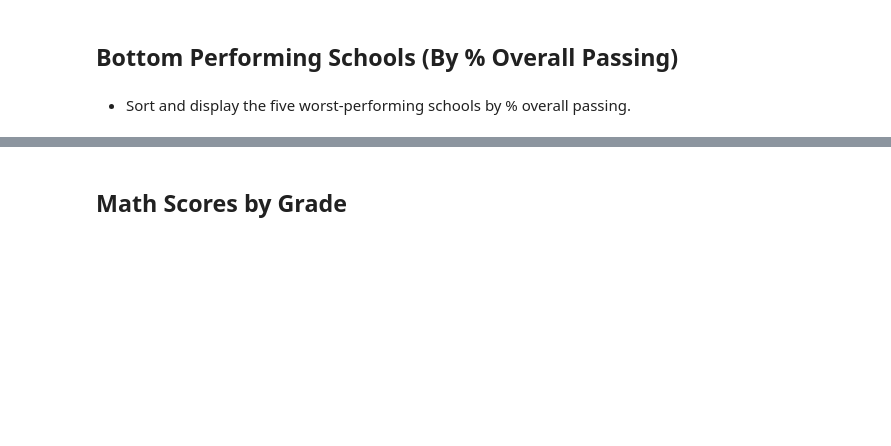
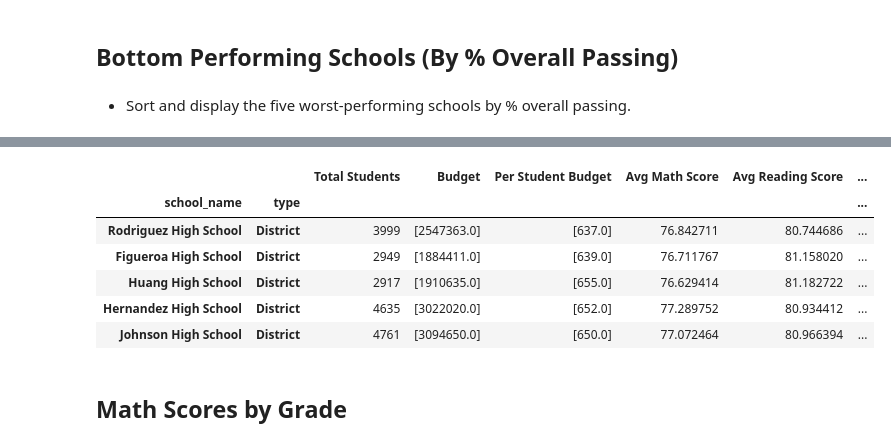
Before and after one commit to thomasipe/pandas-challenge, a Jupyter notebook: PyCitySchools/PyCitySchools_starter.ipynb, the cells around one changed output, grey strips where cells are left out. Saved outputs shown, nothing was run; the diff lists cells and outputs as text; code cells hidden in the pictures; blank space fills up the shorter version.

```diff
--- a/PyCitySchools/PyCitySchools_starter.ipynb
+++ b/PyCitySchools/PyCitySchools_starter.ipynb
@@ -185,3 +188,14 @@ dtype: object
+# %%
+low5_schools_df = ssf_df.sort_values("% Overall Passing")
+low5_schools_df.head()
+# %% [output]
+|  |  | Total Students | Budget | Per Student Budget | Avg Math Score | Avg Reading Score | ... |
+| school_name | type |  |  |  |  |  | ... |
+| Rodriguez High School | District | 3999 | [2547363.0] | [637.0] | 76.842711 | 80.744686 | ... |
+| Figueroa High School | District | 2949 | [1884411.0] | [639.0] | 76.711767 | 81.158020 | ... |
+| Huang High School | District | 2917 | [1910635.0] | [655.0] | 76.629414 | 81.182722 | ... |
+| Hernandez High School | District | 4635 | [3022020.0] | [652.0] | 77.289752 | 80.934412 | ... |
+| Johnson High School | District | 4761 | [3094650.0] | [650.0] | 77.072464 | 80.966394 | ... |
 # %% [markdown]
 ## Math Scores by Grade
 # %% [markdown]
```
Also changed, not shown: parts of 4 cells of this notebook.
